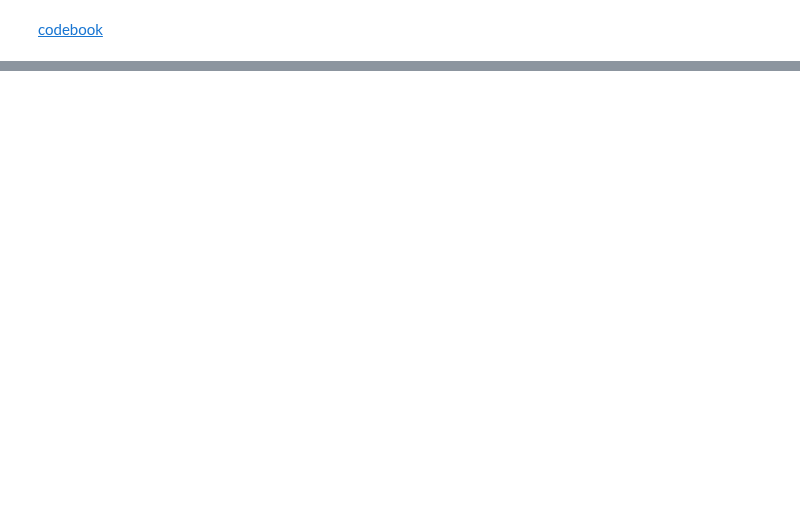
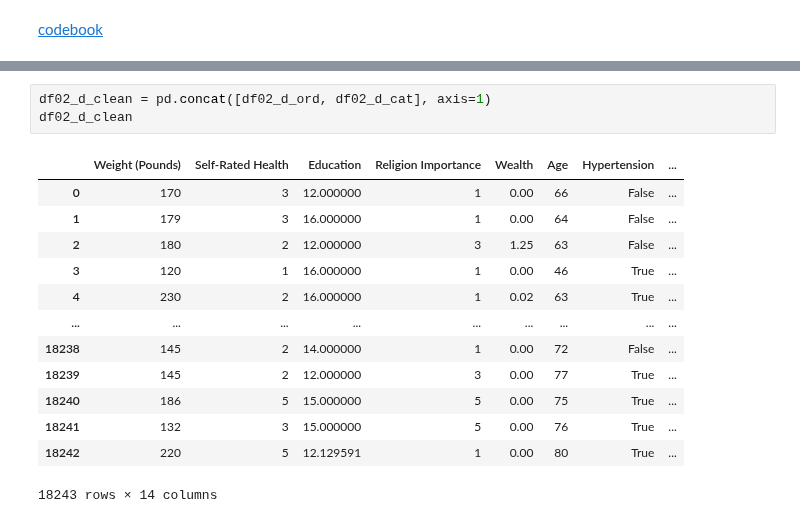
Before and after one commit to yiang-li/Predicting-Mortality-Machine-Learning, a Jupyter notebook: code_hrs.ipynb, the cells around one changed output, grey strips where cells are left out. Drawn from its saved outputs; the diff is of its cells as text; blank space fills up the shorter version.

Commit message:
update initial clean

```diff
--- a/code_hrs.ipynb
+++ b/code_hrs.ipynb
@@ -45,0 +166,17 @@ Name: deceased, dtype: int64
+# %%
+df02_d_clean = pd.concat([df02_d_ord, df02_d_cat], axis=1)
+df02_d_clean
+# %% [output]
+|  | Weight (Pounds) | Self-Rated Health | Education | Religion Importance | Wealth | Age | Hypertension | ... |
+| 0 | 170 | 3 | 12.000000 | 1 | 0.00 | 66 | False | ... |
+| 1 | 179 | 3 | 16.000000 | 1 | 0.00 | 64 | False | ... |
+| 2 | 180 | 2 | 12.000000 | 3 | 1.25 | 63 | False | ... |
+| 3 | 120 | 1 | 16.000000 | 1 | 0.00 | 46 | True | ... |
+| 4 | 230 | 2 | 16.000000 | 1 | 0.02 | 63 | True | ... |
+| ... | ... | ... | ... | ... | ... | ... | ... | ... |
+| 18238 | 145 | 2 | 14.000000 | 1 | 0.00 | 72 | False | ... |
+| 18239 | 145 | 2 | 12.000000 | 3 | 0.00 | 77 | True | ... |
+| 18240 | 186 | 5 | 15.000000 | 5 | 0.00 | 75 | True | ... |
+| 18241 | 132 | 3 | 15.000000 | 5 | 0.00 | 76 | True | ... |
+| 18242 | 220 | 5 | 12.129591 | 1 | 0.00 | 80 | True | ... |
+18243 rows × 14 columns
```
Also changed, not shown: parts of 8 cells of this notebook, 5 other files.
